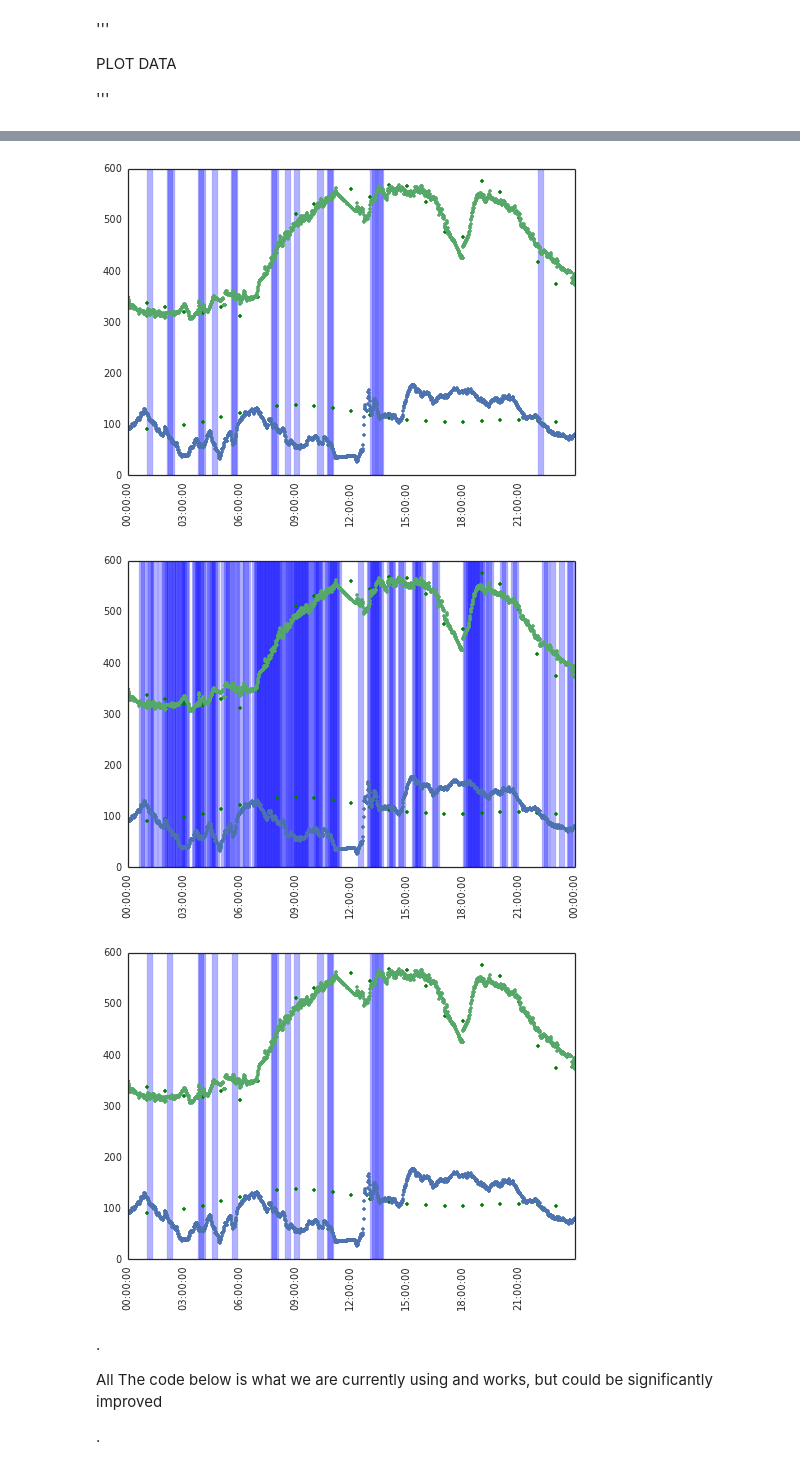
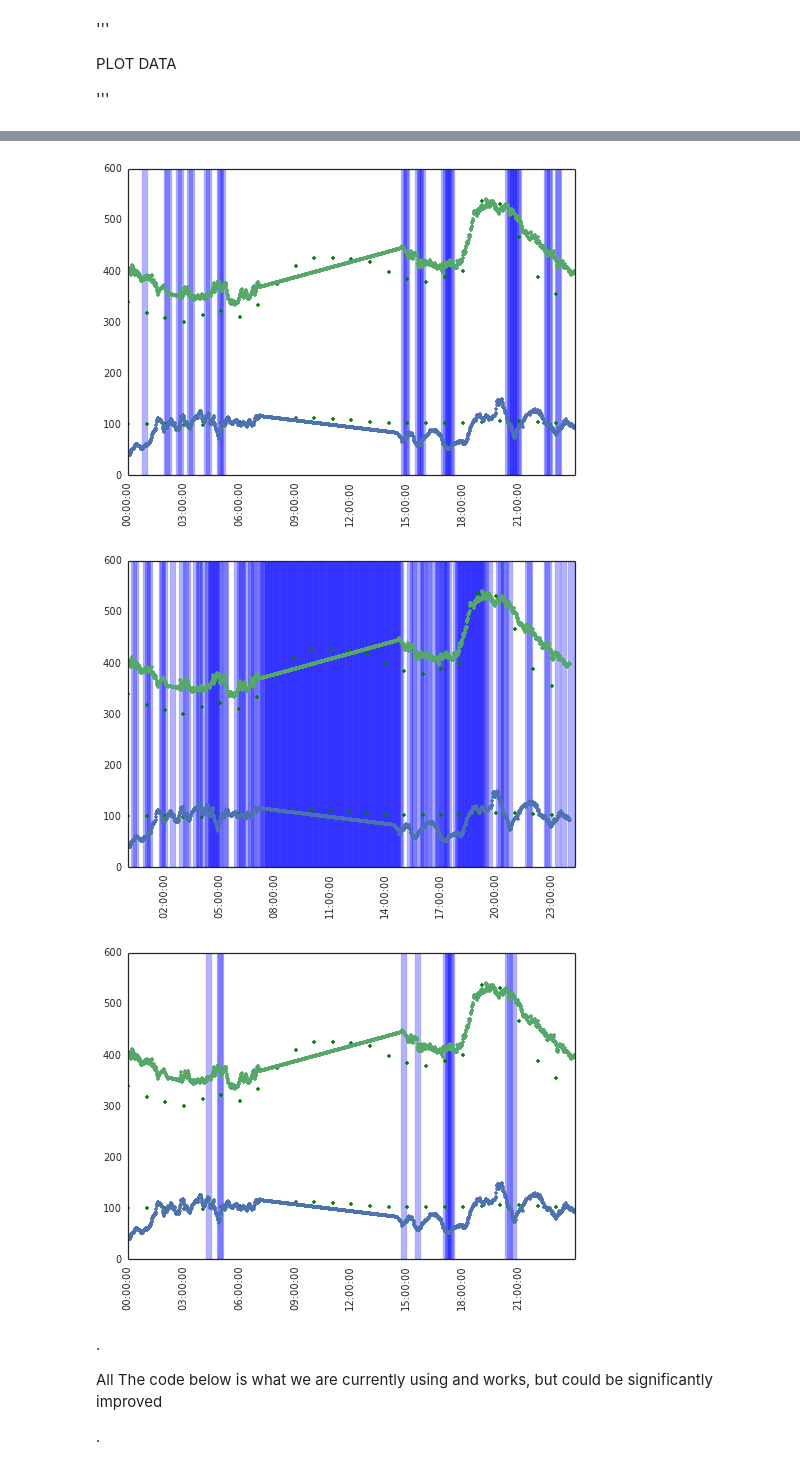
Before and after one commit to diegoleonbarido/flexbox-data-dump-analysis, a Jupyter notebook: ipynb/20sec_DR.ipynb, the cells around one changed output, grey strips where cells are left out. Cells and saved outputs as stored; diff of their text form; code cells hidden in the pictures.

```diff
--- a/ipynb/20sec_DR.ipynb
+++ b/ipynb/20sec_DR.ipynb
@@ -466,11 +490,11 @@ for i,val in enumerate(pd_demand.index):
 
 pd_demand['real_signal'] = real_signal
 # %%
-plot_20_test(datetime(2016,7,13,0,0),datetime(2016,7,14,0,0))
+plot_20_dr_events(datetime(2016,7,16,0,0),datetime(2016,7,17,0,0))
 # %% [output]
-[figure, old version]
+[figure, new version]
-[figure, old version]
+[figure, new version]
-[figure, old version]
+[figure, new version]
 # %% [markdown]
 .
 
```
Also changed, not shown: parts of 3 cells of this notebook, 2 other files.
